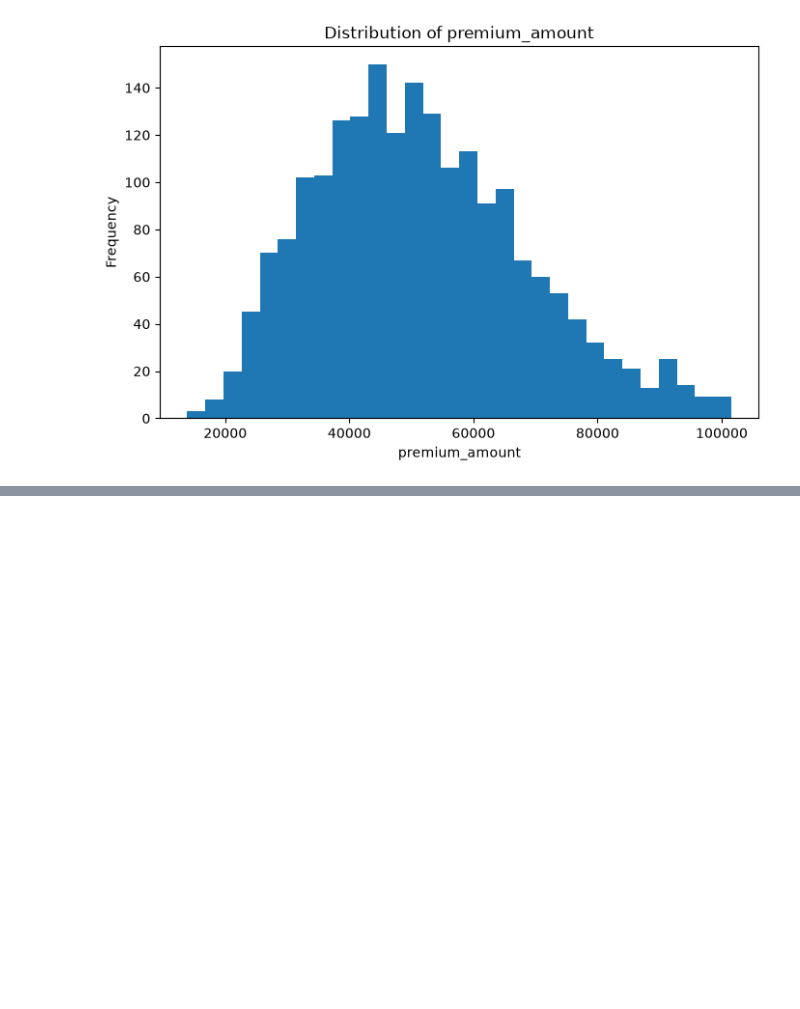
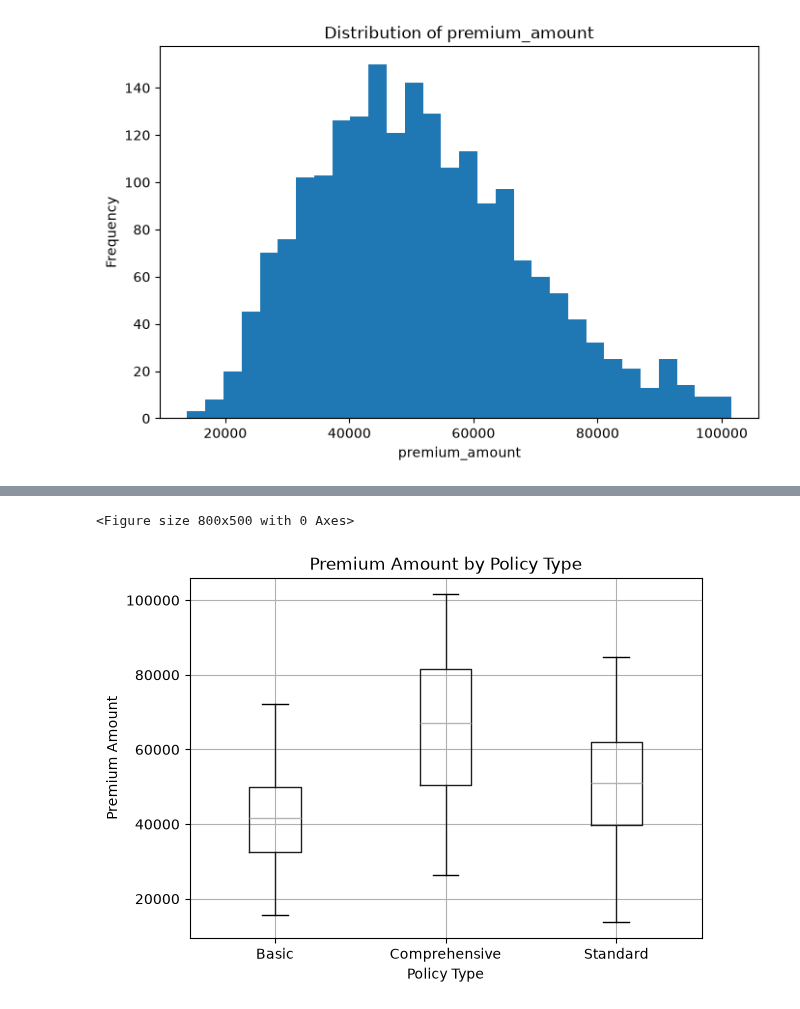
Before and after one commit to Sumaira-K/Insurance-Claim-Project, a Jupyter notebook: Insurance_Claim_Risk_Predictor.ipynb, the cells around one changed output, grey strips where cells are left out. Saved outputs shown, nothing was run; the diff lists cells and outputs as text; code cells hidden in the pictures; blank space fills up the shorter version.

```diff
--- a/Insurance_Claim_Risk_Predictor.ipynb
+++ b/Insurance_Claim_Risk_Predictor.ipynb
@@ -505,0 +618,17 @@ for column in numerical_columns:
+# %%
+plt.figure(figsize=(8, 5))
+
+df.boxplot(
+    column='premium_amount',
+    by='policy_type'
+)
+
+plt.title('Premium Amount by Policy Type')
+plt.suptitle('')
+plt.xlabel('Policy Type')
+plt.ylabel('Premium Amount')
+
+plt.show()
+# %% [output]
+<Figure size 800x500 with 0 Axes>
+[figure, added]
```
Also changed, not shown: parts of 115 cells of this notebook, 3 other files.
